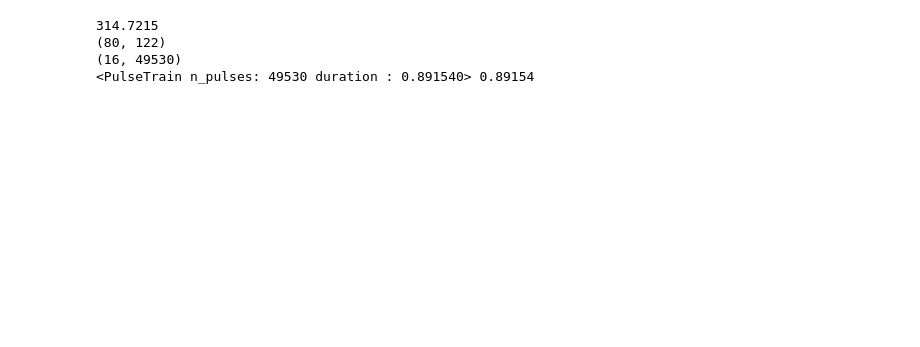
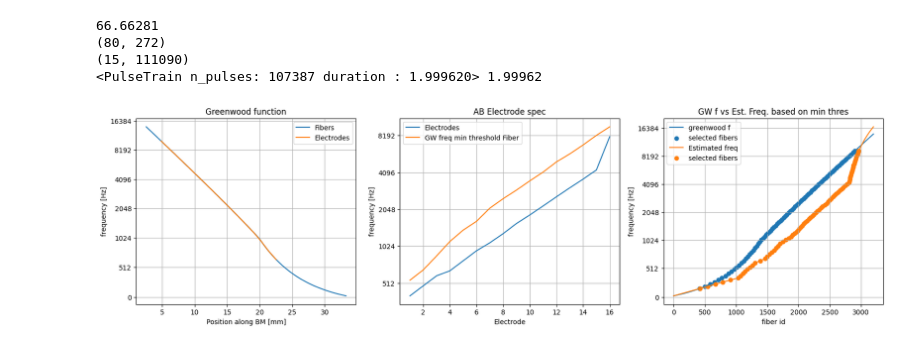
Before and after one commit to jacobdenobel/abt, a Jupyter notebook: notebooks/test.ipynb, the cells around one changed output. Saved outputs shown, nothing was run; the diff lists cells and outputs as text; code cells hidden in the pictures; blank space fills up the shorter version.

```diff
--- a/notebooks/test.ipynb
+++ b/notebooks/test.ipynb
@@ -136,17 +150,19 @@ MIN_FREQ = 150
 MAX_FREQ = 9350
 
 FS = 17400
-NAME = "defineit"
+NAME = "tone_1kHz"
 N_MELS = 80
 N_FFT = 512
 N_HOP = N_FFT // 4
 CS = False
+
+ELECTRODE_FREQ_EDGES = [340, 476, 612, 680, 816, 952, 1088, 1292, 1564, 1836, 2176, 2584, 3060, 3604, 4284, 8024]
+ELECTRODE_FREQ_CENTERS = ELECTRODE_FREQ_EDGES[:-1] + (np.diff(ELECTRODE_FREQ_EDGES) / 2)
+
+
 MEL_SCALE = librosa.filters.mel_frequencies(N_MELS, fmin=MIN_FREQ, fmax=MAX_FREQ)
 
-MAT = MatlabData.read("x.mat", scaling_factor=.8)
-
-# selected_fibers = np.array([find_nearest_idx(MAT.greenwood_f, val) for val in MEL_SCALE])
-selected_fibers = np.linspace(1, 3200 - 1, N_MELS).astype(int)
+MAT = MatlabData.read("Fidelity120 HC3A MS All Morphologies 18us CF.mat", scaling_factor=.8)
 
 IDET = MAT.i_det if not CS else MAT.I_det
 
@@ -154,7 +170,7 @@ pulse_train, audio_signal = abt.wav_to_electrodogram(
     abt.sounds[NAME],
     current_steering=CS,
     charge_balanced=False,
-    virtual_channels=CS,
+    virtual_channels=True,
     apply_audiomixer=False,
     ramp_type = 'cs',
     M=MAT.M * 1000,
@@ -176,9 +192,65 @@ duration = stimulus.t_max * MAT.pw
 print(pulse_train.shape)
 print(stimulus, duration)
 # %% [output]
-314.7215
-(80, 122)
-(16, 49530)
-<PulseTrain n_pulses: 49530 duration : 0.891540> 0.89154
+66.66281
+(80, 272)
+(15, 111090)
+<PulseTrain n_pulses: 107387 duration : 1.999620> 1.99962
+# %%
+f, (ax1, ax2, ax3) = plt.subplots(1, 3, figsize=(20, 5))
+
+ax1.plot(MAT.mat['Df120']['Ln'][0], MAT.mat['Df120']['Fn'][0] * 1e3, label="Fibers")
+ax1.plot(MAT.mat['Df120']['Le'][0], MAT.mat['Df120']['Fe'][0] * 1e3, label="Electrodes")
+ax1.set_xlabel("Position along BM [mm]")
+frequency_ax(ax1)
+ax1.legend()
+ax1.grid()
+ax1.set_title("Greenwood function")
+
+electrodes = np.arange(1, 17)
+gwf_min_thresh = MAT.greenwood_f[np.argmin(MAT.I_det[:,::8], axis=0)]
+
+ax2.plot(electrodes, ELECTRODE_FREQ_EDGES, label="Electrodes")
+ax2.plot(electrodes, gwf_min_thresh, label="GW freq min threshold Fiber")
+
+
+ax2.legend()
+ax2.grid()
+ax2.set_title("AB Electrode spec")
+ax2.set_xlabel("Electrode")
+frequency_ax(ax2)
+
+# Remapping selected fibers
+min_thresh_fiber_idx = np.argmin(MAT.I_det[:,::8], axis=0)
+
+f = scipy.interpolate.interp1d(
+    np.r_[0, min_thresh_fiber_idx],
+    np.r_[MAT.greenwood_f[0], ELECTRODE_FREQ_EDGES],
+    fill_value='extrapolate'
+)
+
+fidx = np.arange(0, 3200)
+int_freq = f(fidx)
+
+gwf = MAT.greenwood_f.copy()
+
+selected_fibers_gw = np.array([find_nearest_idx(MAT.greenwood_f, val) for val in MEL_SCALE])
+selected_fibers_est = np.array([find_nearest_idx(int_freq, val) for val in MEL_SCALE])
+
+p = ax3.plot(fidx, gwf, label="greenwood f")
+ax3.scatter(selected_fibers_gw, gwf[selected_fibers_gw], color=p[0].get_color(), label='selected fibers')
+p = ax3.plot(fidx, f(fidx), label="Estimated freq")
+ax3.scatter(selected_fibers_est, int_freq[selected_fibers_est], color=p[0].get_color(), label='selected fibers')
+ax3.legend()
+ax3.set_xlabel("fiber id")
+frequency_ax(ax3)
+ax3.grid()
+ax3.set_title("GW f vs Est. Freq. based on min thres");
+
+# Using estimated fibers
+selected_fibers = selected_fibers_est.copy()
+selected_fibers_freq = int_freq[selected_fibers]
+# %% [output]
+[figure, added]
 # %%
 pdata = np.abs(pulse_train)
```
Also changed, not shown: parts of 8 cells of this notebook, 7 other files.
